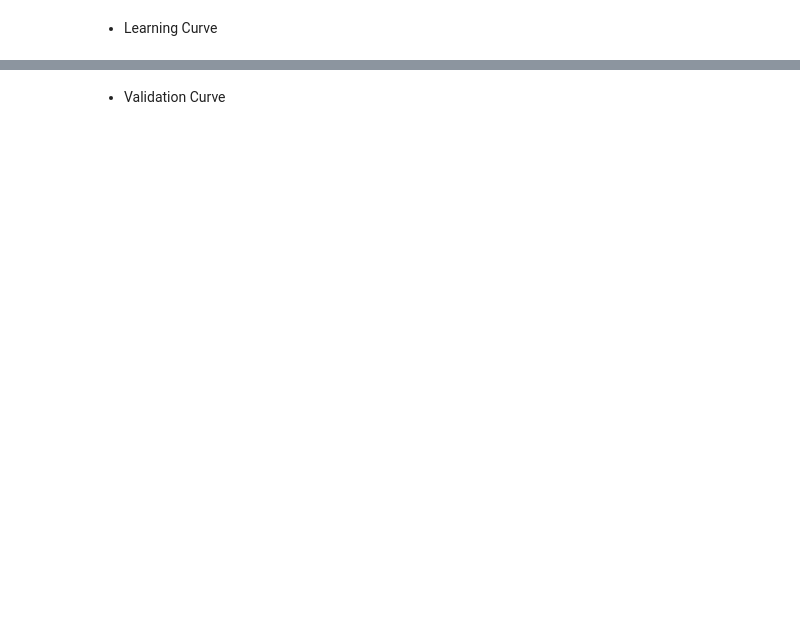
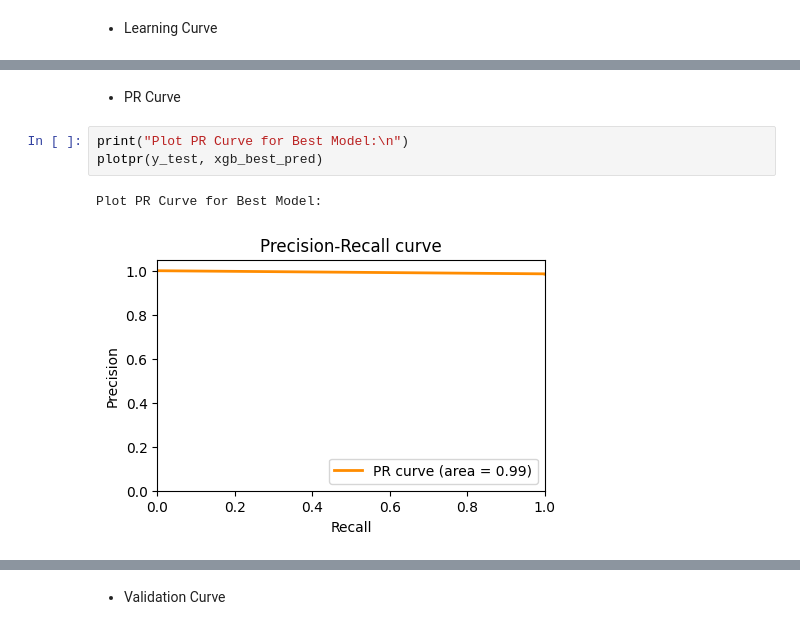
Before and after one commit to hasantahabagci/Credit-Card-Approval-Prediction, a Jupyter notebook: model.ipynb, the cells around one changed output, grey strips where cells are left out. Cells and saved outputs as stored; diff of their text form; blank space fills up the shorter version.

```diff
--- a/model.ipynb
+++ b/model.ipynb
@@ -476,0 +812,8 @@ plotlearningcurve(lr_wo_month_bal, X_train_wo_month_bal, y_train_wo_month_bal)
+# %% [markdown]
+- PR Curve
+# %%
+print("Plot PR Curve for Best Model:\n")
+plotpr(y_test, xgb_best_pred)
+# %% [output]
+Plot PR Curve for Best Model:
+[figure, added]
```
Also changed, not shown: parts of 58 cells of this notebook.
